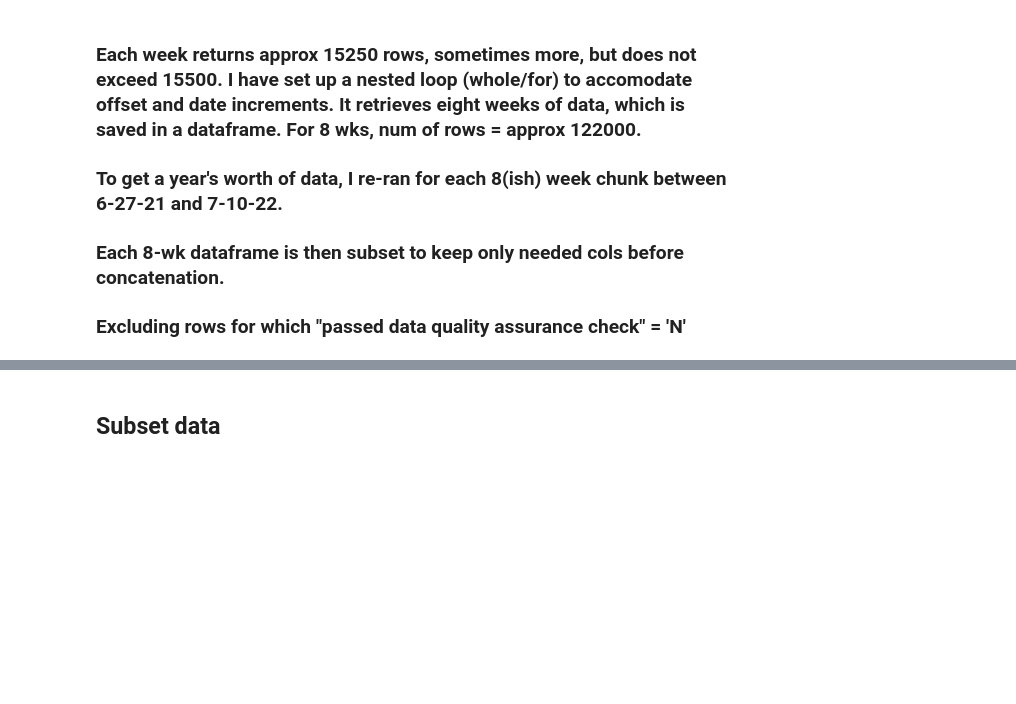
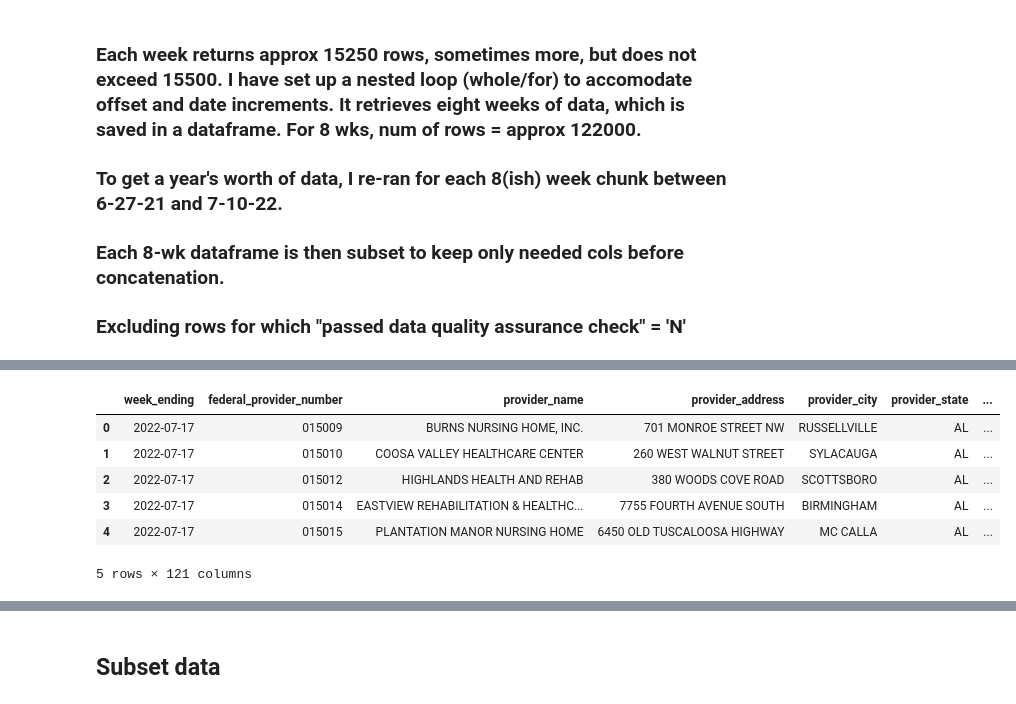
Before and after one commit to sarah-weatherbee/nursing_home, a Jupyter notebook: NH_Covid19_get_data_6_21_to_7_22.ipynb, the cells around one changed output, grey strips where cells are left out. Saved outputs shown, nothing was run; the diff lists cells and outputs as text; code cells hidden in the pictures; blank space fills up the shorter version.

```diff
--- a/NH_Covid19_get_data_6_21_to_7_22.ipynb
+++ b/NH_Covid19_get_data_6_21_to_7_22.ipynb
@@ -642,0 +643,33 @@ memory usage: 81.9+ MB
+# %%
+# Eighth batch: 7-17-22 to 9-25-22
+
+nh_all_Jul17_22_Sept25_22 = []
+week_ending_start = date(2022,7,17)
+week_ending_end = date(2022,9,25)
+week = timedelta(days=7)
+offset = 0
+size = 5000
+
+while week_ending_start <= week_ending_end:
+
+    for offset in range(0,20000,5000):
+        print("---")
+        url = f"https://data.cms.gov/data-api/v1/dataset/{latest_uuid}/data?filter[week_ending]={week_ending_start}&offset={offset}&size={size}"
+        print("Requesting",url)
+
+        response = requests.get(url)
+        data = response.json()
+        if len(data) == 0:
+            break
+        nh_all_Jul17_22_Sept25_22.extend(data)
+
+        offset = offset + 5000
+        time.sleep(5)
+
+    print("---")
+    url = f"https://data.cms.gov/data-api/v1/dataset/{latest_uuid}/data?filter[week_ending]={week_ending_start}&offset={offset}&size={size}"
+    print("Requesting",url)
+
+
+    week_ending_start = week_ending_start + week
+    time.sleep(5)
@@ -642,0 +694,11 @@ memory usage: 81.9+ MB
+# %%
+nh_all_Jul17_22_Sept25_22=pd.DataFrame(nh_all_Jul17_22_Sept25_22)
+nh_all_Jul17_22_Sept25_22.head()
+# %% [output]
+|  | week_ending | federal_provider_number | provider_name | provider_address | provider_city | provider_state | ... |
+| 0 | 2022-07-17 | 015009 | BURNS NURSING HOME, INC. | 701 MONROE STREET NW | RUSSELLVILLE | AL | ... |
+| 1 | 2022-07-17 | 015010 | COOSA VALLEY HEALTHCARE CENTER | 260 WEST WALNUT STREET | SYLACAUGA | AL | ... |
+| 2 | 2022-07-17 | 015012 | HIGHLANDS HEALTH AND REHAB | 380 WOODS COVE ROAD | SCOTTSBORO | AL | ... |
+| 3 | 2022-07-17 | 015014 | EASTVIEW REHABILITATION & HEALTHC... | 7755 FOURTH AVENUE SOUTH | BIRMINGHAM | AL | ... |
+| 4 | 2022-07-17 | 015015 | PLANTATION MANOR NURSING HOME | 6450 OLD TUSCALOOSA HIGHWAY | MC CALLA | AL | ... |
+5 rows × 121 columns
```
Also changed, not shown: parts of 40 cells of this notebook, 4 other files.
